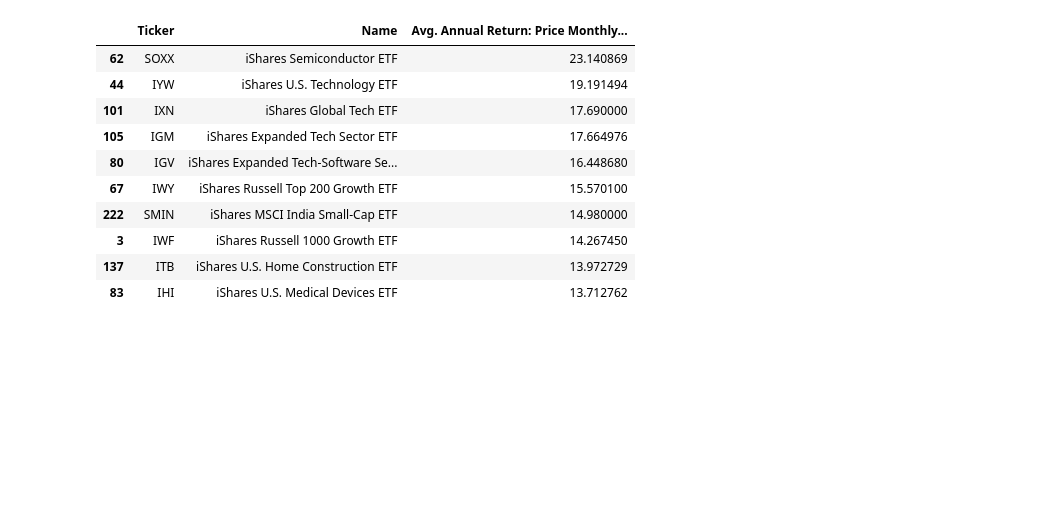
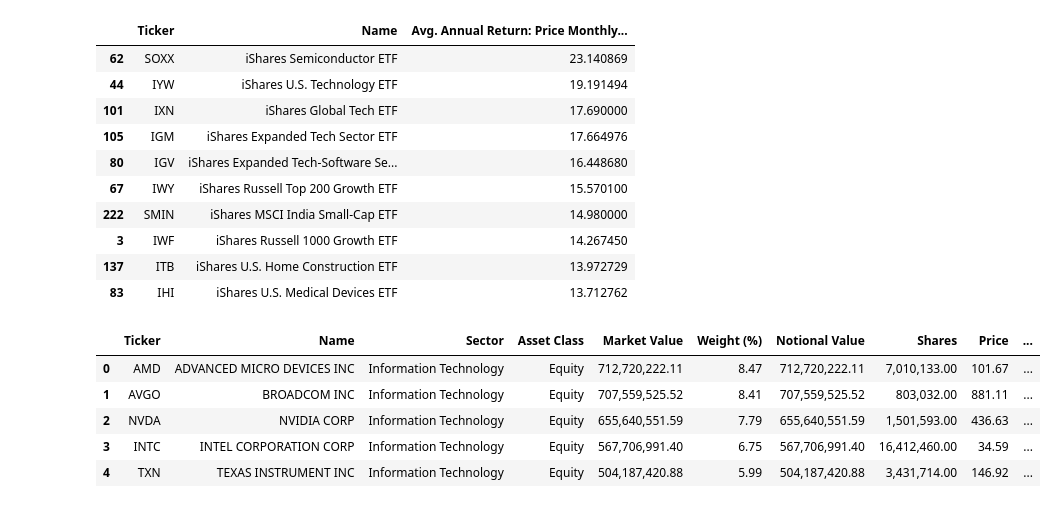
Before and after one commit to FJGM2023015/ML_Stocks_Project, a Jupyter notebook: ML_Stocks_Project.ipynb, the cells around one changed output. Saved outputs shown, nothing was run; the diff lists cells and outputs as text; code cells hidden in the pictures; blank space fills up the shorter version.

Commit message:
SOXX Analysis

```diff
--- a/ML_Stocks_Project.ipynb
+++ b/ML_Stocks_Project.ipynb
@@ -374,3 +374,16 @@ top_10_10_years[['Ticker', 'Name', 'Avg. Annual Return: Price Monthly - 10Y (%)'
 | 3 | IWF | iShares Russell 1000 Growth ETF | 14.267450 |
 | 137 | ITB | iShares U.S. Home Construction ETF | 13.972729 |
 | 83 | IHI | iShares U.S. Medical Devices ETF | 13.712762 |
+# %%
+# Importing the dataset.
+
+df_SOXX = pd.read_csv('SOXX_holdings_Modified.csv')
+# %%
+df_SOXX.head()
+# %% [output]
+|  | Ticker | Name | Sector | Asset Class | Market Value | Weight (%) | Notional Value | Shares | Price | ... |
+| 0 | AMD | ADVANCED MICRO DEVICES INC | Information Technology | Equity | 712,720,222.11 | 8.47 | 712,720,222.11 | 7,010,133.00 | 101.67 | ... |
+| 1 | AVGO | BROADCOM INC | Information Technology | Equity | 707,559,525.52 | 8.41 | 707,559,525.52 | 803,032.00 | 881.11 | ... |
+| 2 | NVDA | NVIDIA CORP | Information Technology | Equity | 655,640,551.59 | 7.79 | 655,640,551.59 | 1,501,593.00 | 436.63 | ... |
+| 3 | INTC | INTEL CORPORATION CORP | Information Technology | Equity | 567,706,991.40 | 6.75 | 567,706,991.40 | 16,412,460.00 | 34.59 | ... |
+| 4 | TXN | TEXAS INSTRUMENT INC | Information Technology | Equity | 504,187,420.88 | 5.99 | 504,187,420.88 | 3,431,714.00 | 146.92 | ... |
```
